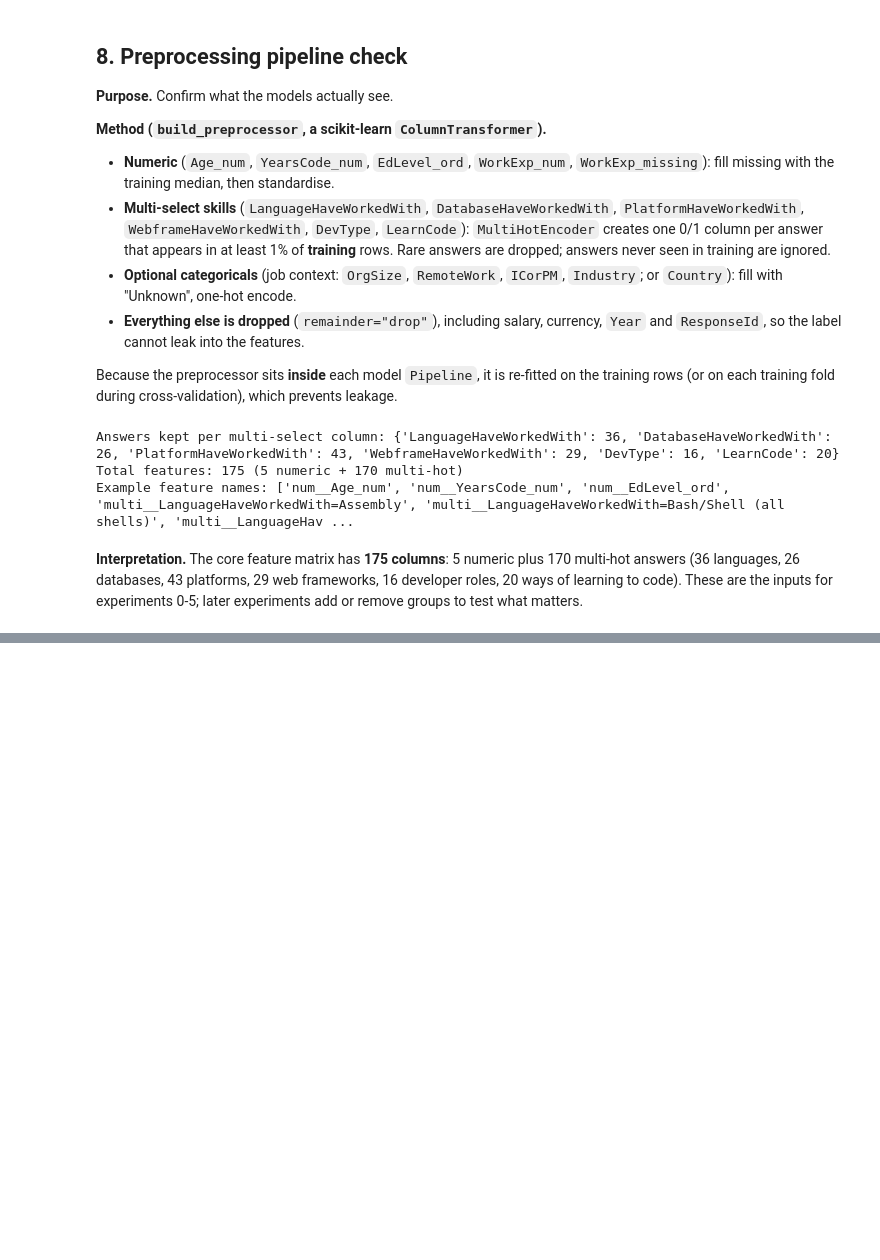
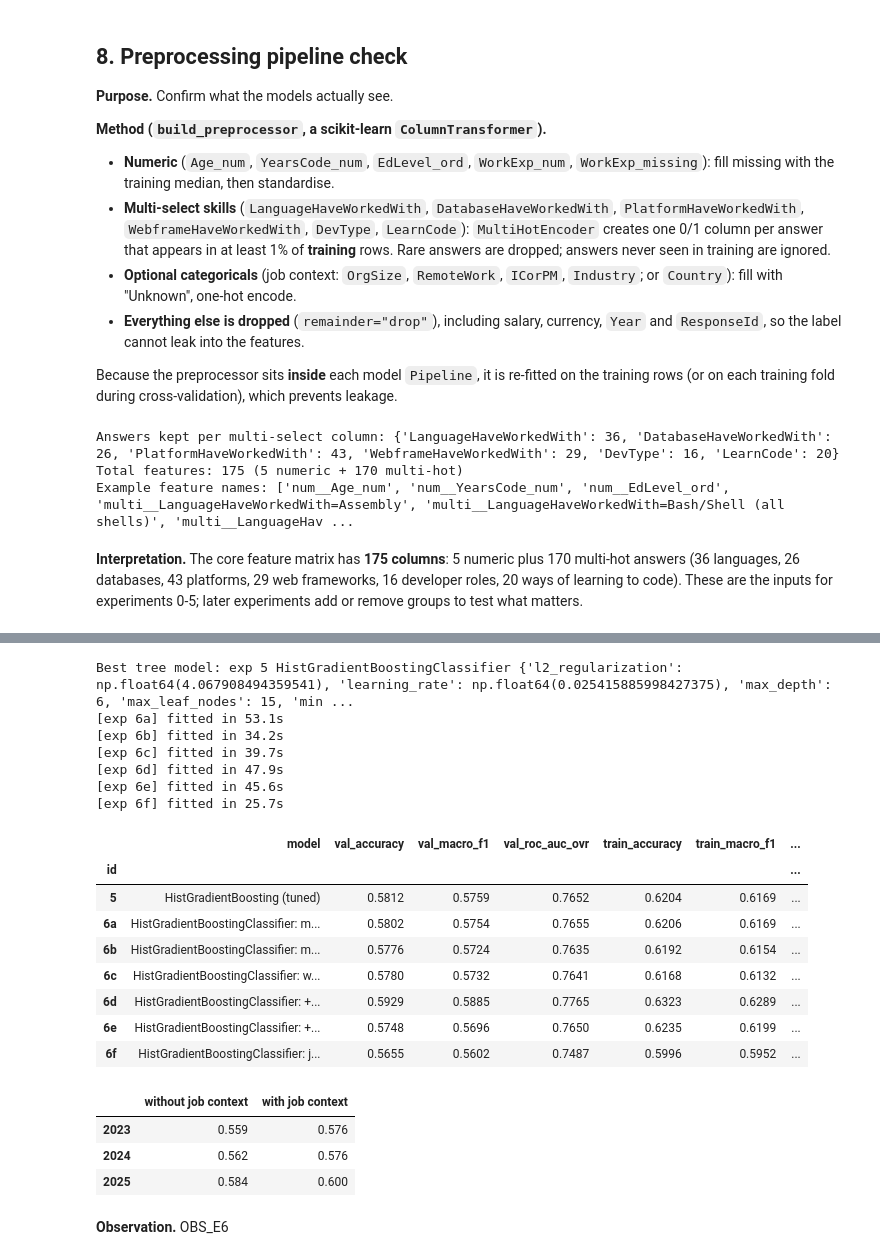
Before and after one commit to dusengepeggy/kodi-pay-summative, a Jupyter notebook: notebooks/01_main_analysis.ipynb, the cells around one changed output, grey strips where cells are left out. Saved outputs shown, nothing was run; the diff lists cells and outputs as text; code cells hidden in the pictures; blank space fills up the shorter version.

```diff
--- a/notebooks/01_main_analysis.ipynb
+++ b/notebooks/01_main_analysis.ipynb
@@ -342,0 +554,17 @@ Example feature names: ['num__Age_num', 'num__YearsCode_num', 'num__EdLevel_ord'
+# %%
+hgb_search = search(
+    Pipeline([("pre", build_preprocessor(use_job_context=best_lr_ctx)),
+              ("clf", HistGradientBoostingClassifier(max_iter=500, early_stopping=True,
+                                                     n_iter_no_change=20, random_state=SEED))]),
+    {"clf__learning_rate": loguniform(0.02, 0.3), "clf__max_leaf_nodes": [15, 31, 63],
+     "clf__max_depth": [None, 4, 6, 8], "clf__min_samples_leaf": [20, 50, 100],
+     "clf__l2_regularization": loguniform(1e-4, 10)},
+    n_iter=20)
+hgb = tracker.run(5, "HistGradientBoosting (tuned)", hgb_search,
+    settings={"features": "core + job context" if best_lr_ctx else "core",
+              "search": "learning_rate, max_leaf_nodes, max_depth, min_samples_leaf, l2",
+              "n_iter": 20, "cv": "stratified 5-fold", "early_stopping": "10% of train fold"},
+    note="strongest classical model?")
+print("Best parameters:", hgb.best_params_, "| CV macro-F1:", round(hgb.best_score_, 4))
+print("Boosting rounds used:", hgb.best_estimator_.named_steps["clf"].n_iter_)
+show(3, 4, 5)
@@ -342,0 +595,59 @@ Example feature names: ['num__Age_num', 'num__YearsCode_num', 'num__EdLevel_ord'
+# %%
+best_tree_id = show(4, 5)["val_macro_f1"].idxmax()
+best_tree = {"4": rf, "5": hgb}[best_tree_id]
+tree_params = {k.replace("clf__", ""): v for k, v in best_tree.best_params_.items()}
+TreeClass = type(best_tree.best_estimator_.named_steps["clf"])
+base_kwargs = dict(max_iter=500, early_stopping=True, n_iter_no_change=20) \
+    if TreeClass is HistGradientBoostingClassifier else dict(n_jobs=-1)
+print("Best tree model: exp", best_tree_id, TreeClass.__name__, tree_params)
+
+def tree_pipe(**pre_kwargs):
+    # Best tree model with fixed tuned hyperparameters and a chosen feature set
+    pre_kwargs.setdefault("use_job_context", best_lr_ctx)
+    return Pipeline([("pre", build_preprocessor(**pre_kwargs)),
+                     ("clf", TreeClass(random_state=SEED, **base_kwargs, **tree_params))])
+
+ABLATIONS = {
+    "6a": ("min_freq=0.005", dict(min_freq=0.005)),
+    "6b": ("min_freq=0.02", dict(min_freq=0.02)),
+    "6c": ("without LearnCode", dict(multi_cols=[c for c in MULTI if c != "LearnCode"])),
+    "6d": ("+ Country", dict(use_country=True)),
+    "6e": ("+ skill counts", dict(skill_counts=True)),
+    "6f": ("job context toggled", dict(use_job_context=not best_lr_ctx)),
+}
+ablation_models = {}
+for exp_id, (label, kw) in ABLATIONS.items():
+    ablation_models[exp_id] = tracker.run(exp_id, f"{TreeClass.__name__}: {label}",
+        tree_pipe(**kw), settings={"base": f"exp {best_tree_id}", "change": label,
+                                   "params": tree_params},
+        note=f"ablation: {label}")
+show(best_tree_id, *ABLATIONS)
+# %% [output]
+Best tree model: exp 5 HistGradientBoostingClassifier {'l2_regularization': np.float64(4.067908494359541), 'learning_rate': np.float64(0.025415885998427375), 'max_depth': 6, 'max_leaf_nodes': 15, 'min ...
+[exp 6a] fitted in 53.1s
+[exp 6b] fitted in 34.2s
+[exp 6c] fitted in 39.7s
+[exp 6d] fitted in 47.9s
+[exp 6e] fitted in 45.6s
+[exp 6f] fitted in 25.7s
+|  | model | val_accuracy | val_macro_f1 | val_roc_auc_ovr | train_accuracy | train_macro_f1 | ... |
+| id |  |  |  |  |  |  | ... |
+| 5 | HistGradientBoosting (tuned) | 0.5812 | 0.5759 | 0.7652 | 0.6204 | 0.6169 | ... |
+| 6a | HistGradientBoostingClassifier: m... | 0.5802 | 0.5754 | 0.7655 | 0.6206 | 0.6169 | ... |
+| 6b | HistGradientBoostingClassifier: m... | 0.5776 | 0.5724 | 0.7635 | 0.6192 | 0.6154 | ... |
+| 6c | HistGradientBoostingClassifier: w... | 0.5780 | 0.5732 | 0.7641 | 0.6168 | 0.6132 | ... |
+| 6d | HistGradientBoostingClassifier: +... | 0.5929 | 0.5885 | 0.7765 | 0.6323 | 0.6289 | ... |
+| 6e | HistGradientBoostingClassifier: +... | 0.5748 | 0.5696 | 0.7650 | 0.6235 | 0.6199 | ... |
+| 6f | HistGradientBoostingClassifier: j... | 0.5655 | 0.5602 | 0.7487 | 0.5996 | 0.5952 | ... |
+# %%
+# Does job context gain equally in every year? (guards against the 'Unknown = year' proxy)
+with_ctx, without_ctx = (best_tree, ablation_models["6f"]) if best_lr_ctx else (ablation_models["6f"], best_tree)
+pd.DataFrame({"without job context": accuracy_by_group(without_ctx, val, y_val, val["Year"]),
+              "with job context": accuracy_by_group(with_ctx, val, y_val, val["Year"])})
+# %% [output]
+|  | without job context | with job context |
+| 2023 | 0.559 | 0.576 |
+| 2024 | 0.562 | 0.576 |
+| 2025 | 0.584 | 0.600 |
+# %% [markdown]
+**Observation.** OBS_E6
```
Also changed, not shown: parts of 30 cells of this notebook, 17 other files.
